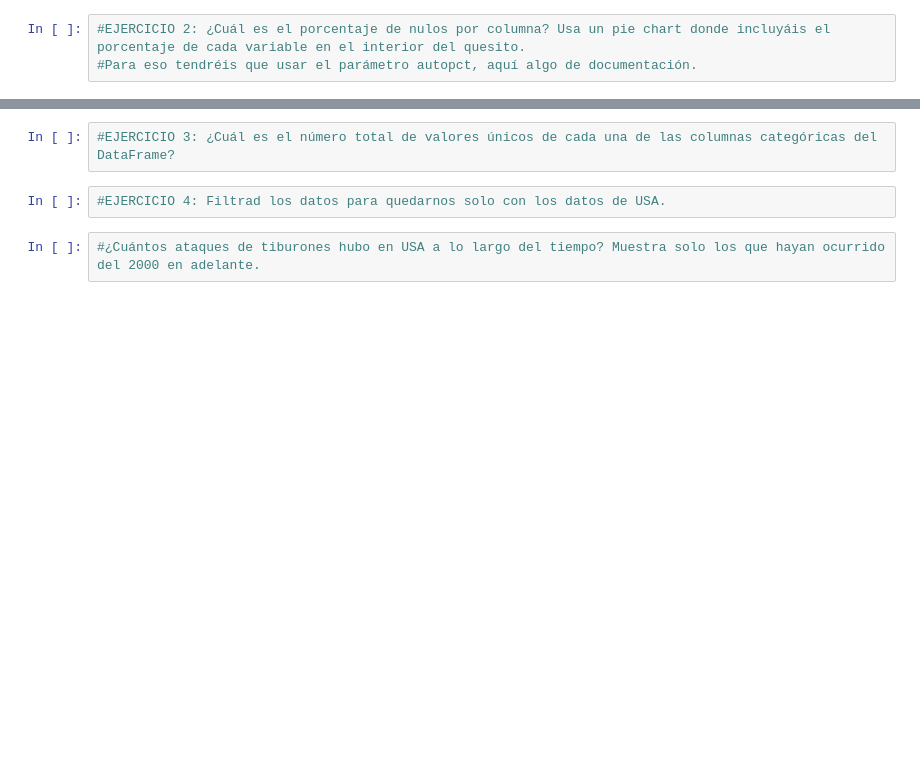
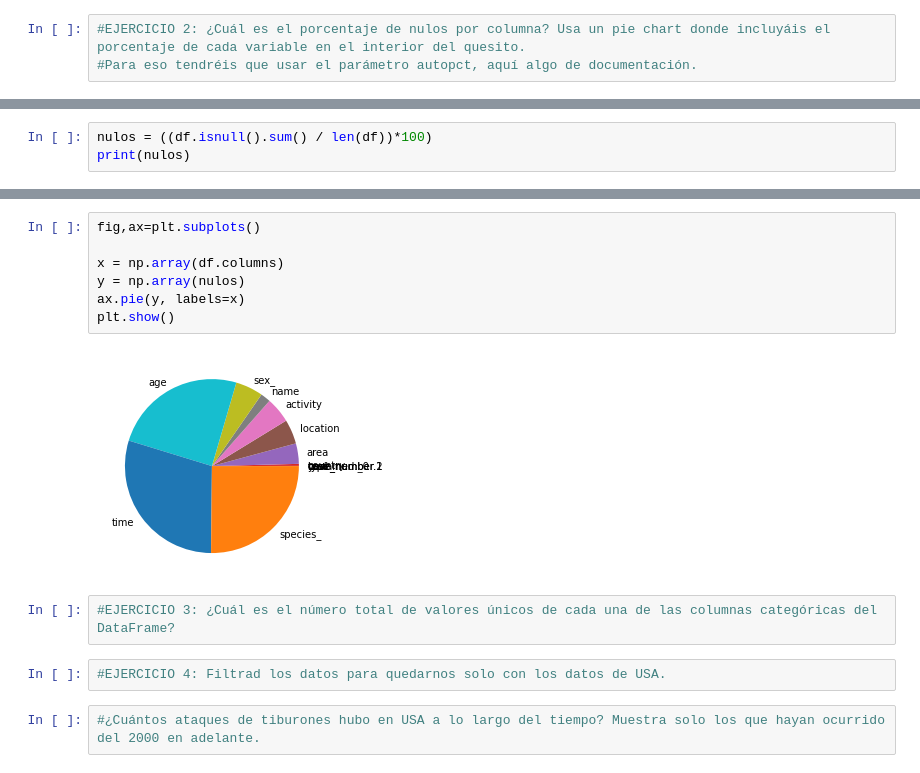
Before and after one commit to Adalab/Adalab-DA-promo-b-modulo-2-sprint-1-Ariana-Vero, a Jupyter notebook: Visualización1/Visualización1.ipynb, the cells around one changed output, grey strips where cells are left out. Drawn from its saved outputs; the diff is of its cells as text; blank space fills up the shorter version.

```diff
--- a/Visualización1/Visualización1.ipynb
+++ b/Visualización1/Visualización1.ipynb
@@ -64,0 +39,3 @@ ValueError: x must be 1D
+# %%
+nulos = ((df.isnull().sum() / len(df))*100)
+print(nulos)
@@ -65,3 +59,12 @@ ValueError: x must be 1D
+# %%
+fig,ax=plt.subplots()
+
+x = np.array(df.columns)
+y = np.array(nulos)
+ax.pie(y, labels=x)
+plt.show()
+# %% [output]
+[figure, added]
 # %%
 #EJERCICIO 3: ¿Cuál es el número total de valores únicos de cada una de las columnas categóricas del DataFrame?
 # %%
```
Also changed, not shown: parts of 8 cells of this notebook, 5 other files.
